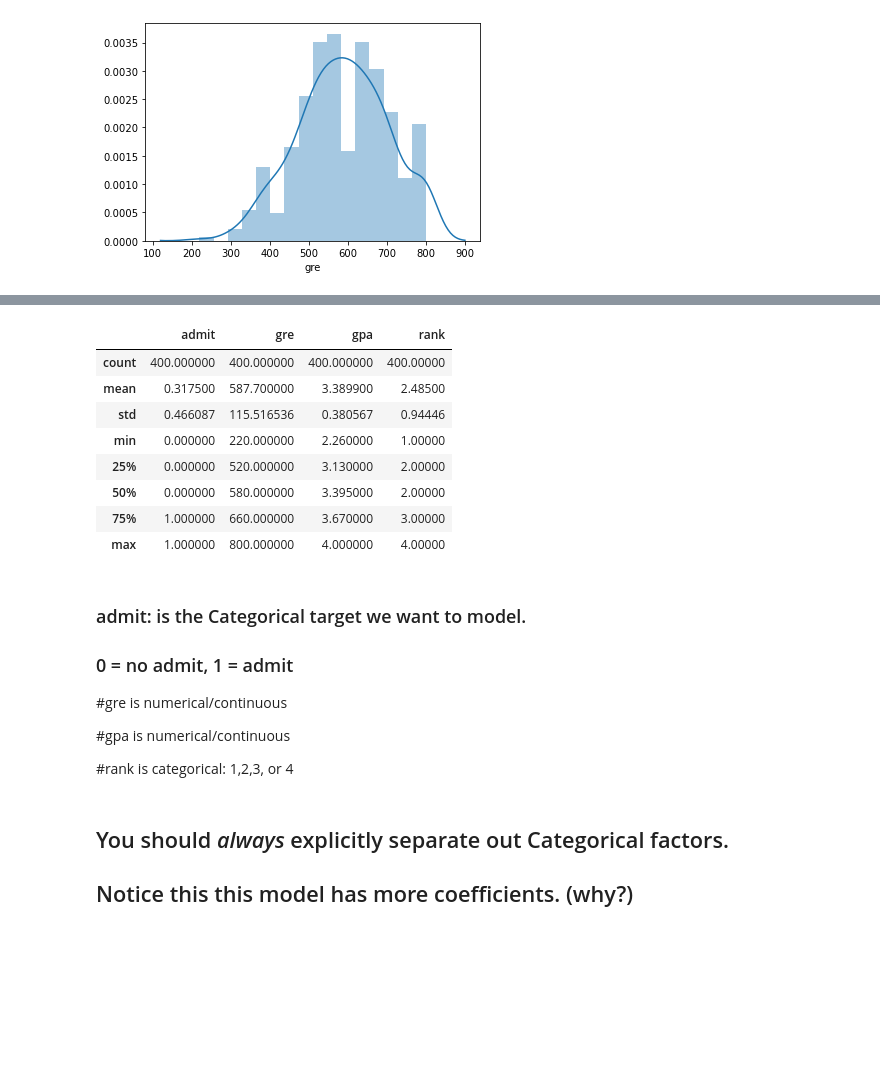
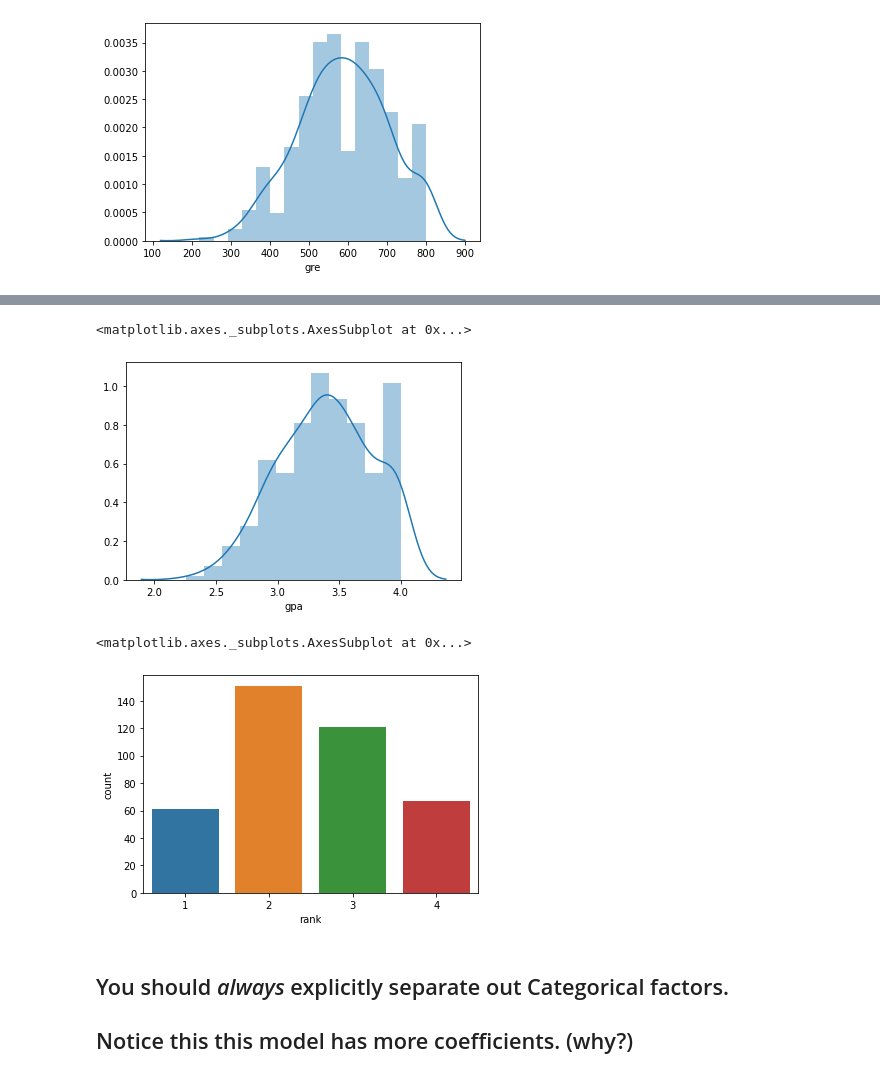
Before and after one commit to Carlene/INTRO-TO-DATA-ANALYSIS, a Jupyter notebook: logistic_regression.ipynb, the cells around one changed output, grey strips where cells are left out. Drawn from its saved outputs; the diff is of its cells as text; code cells hidden in the pictures; blank space fills up the shorter version.

Commit message:
adds plots to logistic regression lesson

```diff
--- a/logistic_regression.ipynb
+++ b/logistic_regression.ipynb
@@ -284,24 +166,13 @@ memory usage: 12.6 KB
-# %%
-df.describe()
-# %% [output]
-|  | admit | gre | gpa | rank |
-| count | 400.000000 | 400.000000 | 400.000000 | 400.00000 |
-| mean | 0.317500 | 587.700000 | 3.389900 | 2.48500 |
-| std | 0.466087 | 115.516536 | 0.380567 | 0.94446 |
-| min | 0.000000 | 220.000000 | 2.260000 | 1.00000 |
-| 25% | 0.000000 | 520.000000 | 3.130000 | 2.00000 |
-| 50% | 0.000000 | 580.000000 | 3.395000 | 2.00000 |
-| 75% | 1.000000 | 660.000000 | 3.670000 | 3.00000 |
-| max | 1.000000 | 800.000000 | 4.000000 | 4.00000 |
-# %% [markdown]
-### admit: is the Categorical target we want to model.
-### 0 = no admit, 1 = admit
-
-#gre is numerical/continuous
-
-#gpa is numerical/continuous
-
-#rank is categorical: 1,2,3, or 4
+# %%
+sns.distplot(admissions['gpa'])
+# %% [output]
+<matplotlib.axes._subplots.AxesSubplot at 0x...>
+[figure, added]
+# %%
+sns.countplot(admissions['rank'])
+# %% [output]
+<matplotlib.axes._subplots.AxesSubplot at 0x...>
+[figure, added]
 # %% [markdown]
 ## You should *always* explicitly separate out Categorical factors.
 ## Notice this this model has more coefficients. (why?)
```
Also changed, not shown: parts of 29 cells of this notebook.
